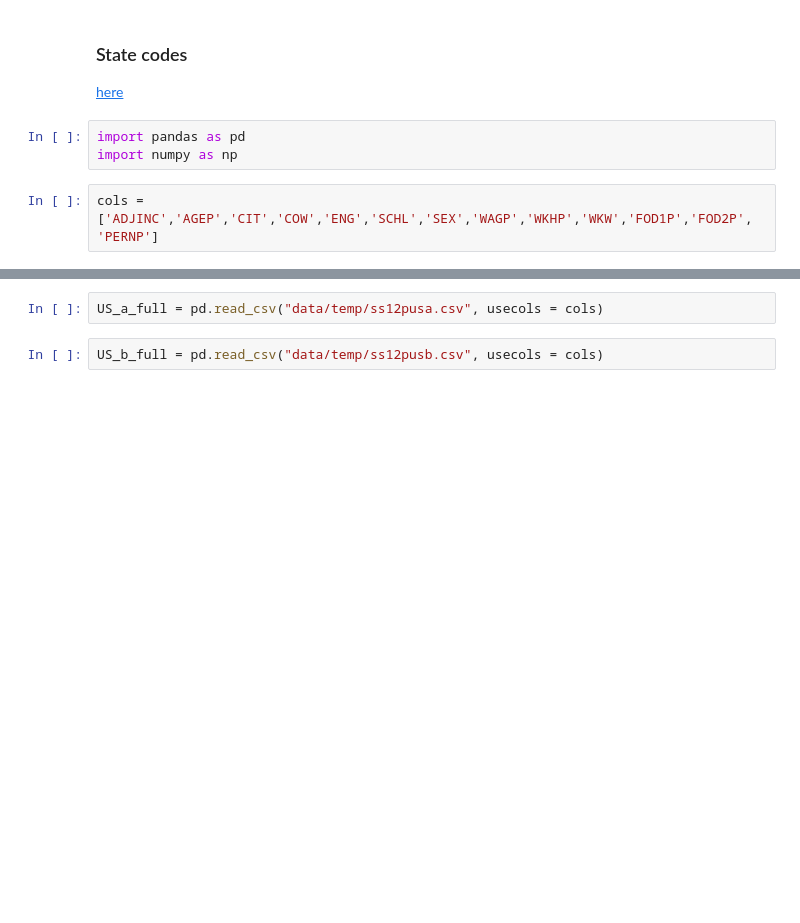
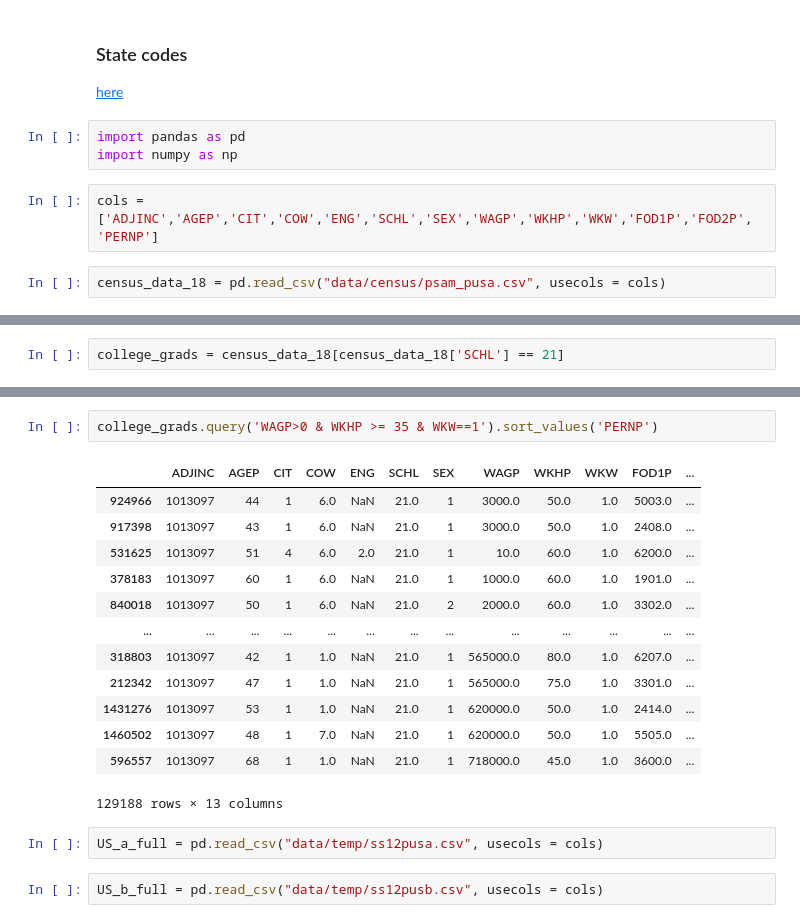
Before and after one commit to UCB-stat-159-s22/hw07-Group21, a Jupyter notebook: amichaelsen-exploration-nb.ipynb, the cells around one changed output, grey strips where cells are left out. Drawn from its saved outputs; the diff is of its cells as text; blank space fills up the shorter version.

Commit message:
Update exploration notebook with loading processed data

```diff
--- a/amichaelsen-exploration-nb.ipynb
+++ b/amichaelsen-exploration-nb.ipynb
@@ -235,3 +311,5 @@ import pandas as pd
 import numpy as np
 # %%
 cols = ['ADJINC','AGEP','CIT','COW','ENG','SCHL','SEX','WAGP','WKHP','WKW','FOD1P','FOD2P', 'PERNP']
+# %%
+census_data_18 = pd.read_csv("data/census/psam_pusa.csv", usecols = cols)
@@ -237,0 +331,2 @@ cols = ['ADJINC','AGEP','CIT','COW','ENG','SCHL','SEX','WAGP','WKHP','WKW','FOD1
+# %%
+college_grads = census_data_18[census_data_18['SCHL'] == 21]
@@ -238,3 +348,19 @@ cols = ['ADJINC','AGEP','CIT','COW','ENG','SCHL','SEX','WAGP','WKHP','WKW','FOD1
+# %%
+college_grads.query('WAGP>0 & WKHP >= 35 & WKW==1').sort_values('PERNP')
+# %% [output]
+|  | ADJINC | AGEP | CIT | COW | ENG | SCHL | SEX | WAGP | WKHP | WKW | FOD1P | ... |
+| 924966 | 1013097 | 44 | 1 | 6.0 | NaN | 21.0 | 1 | 3000.0 | 50.0 | 1.0 | 5003.0 | ... |
+| 917398 | 1013097 | 43 | 1 | 6.0 | NaN | 21.0 | 1 | 3000.0 | 50.0 | 1.0 | 2408.0 | ... |
+| 531625 | 1013097 | 51 | 4 | 6.0 | 2.0 | 21.0 | 1 | 10.0 | 60.0 | 1.0 | 6200.0 | ... |
+| 378183 | 1013097 | 60 | 1 | 6.0 | NaN | 21.0 | 1 | 1000.0 | 60.0 | 1.0 | 1901.0 | ... |
+| 840018 | 1013097 | 50 | 1 | 6.0 | NaN | 21.0 | 2 | 2000.0 | 60.0 | 1.0 | 3302.0 | ... |
+| ... | ... | ... | ... | ... | ... | ... | ... | ... | ... | ... | ... | ... |
+| 318803 | 1013097 | 42 | 1 | 1.0 | NaN | 21.0 | 1 | 565000.0 | 80.0 | 1.0 | 6207.0 | ... |
+| 212342 | 1013097 | 47 | 1 | 1.0 | NaN | 21.0 | 1 | 565000.0 | 75.0 | 1.0 | 3301.0 | ... |
+| 1431276 | 1013097 | 53 | 1 | 1.0 | NaN | 21.0 | 1 | 620000.0 | 50.0 | 1.0 | 2414.0 | ... |
+| 1460502 | 1013097 | 48 | 1 | 7.0 | NaN | 21.0 | 1 | 620000.0 | 50.0 | 1.0 | 5505.0 | ... |
+| 596557 | 1013097 | 68 | 1 | 1.0 | NaN | 21.0 | 1 | 718000.0 | 45.0 | 1.0 | 3600.0 | ... |
+129188 rows × 13 columns
 # %%
 US_a_full = pd.read_csv("data/temp/ss12pusa.csv", usecols = cols)
 # %%
```
Also changed, not shown: parts of 12 cells of this notebook.
